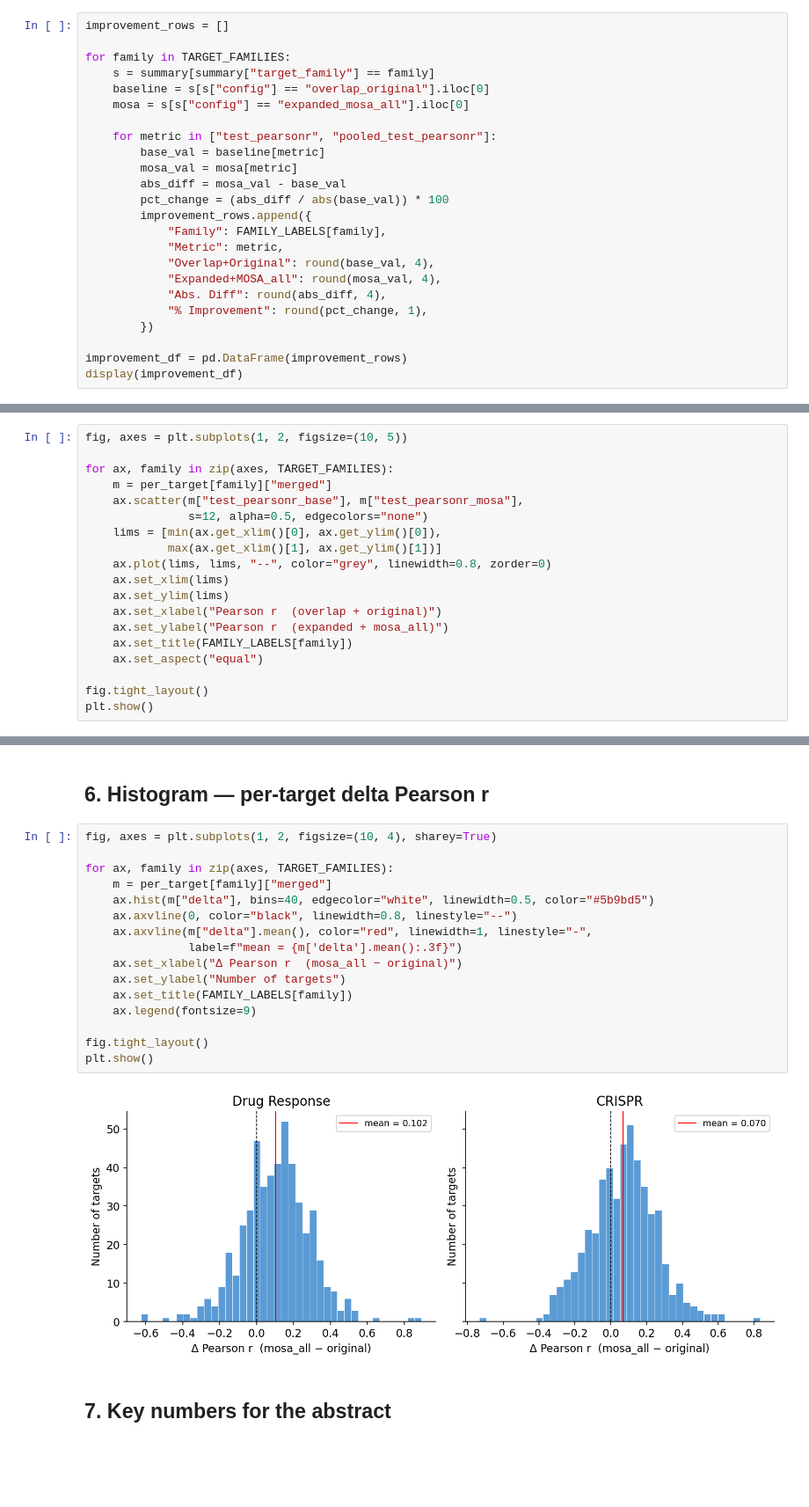
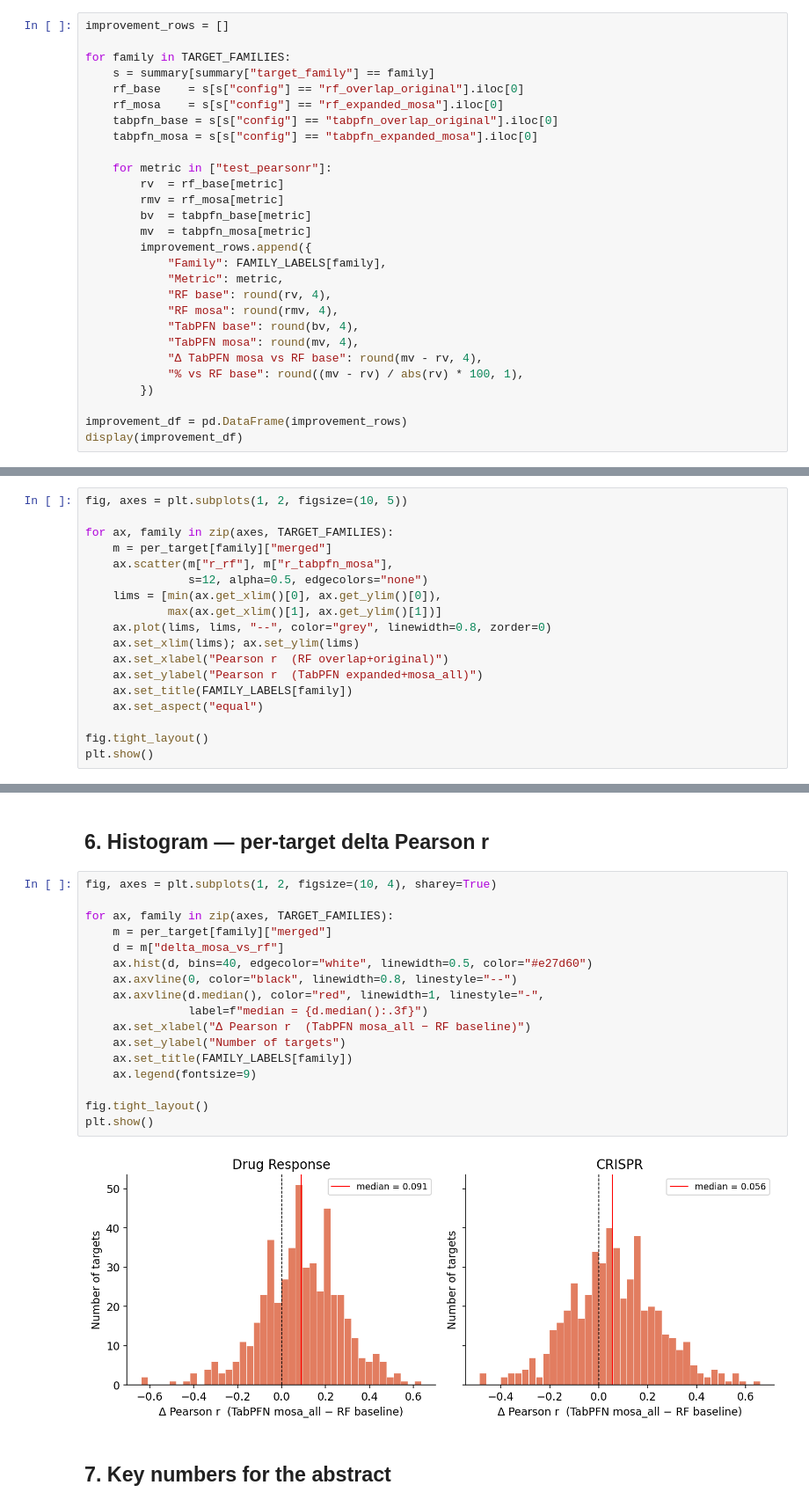
Before and after one commit to ZhaoxiangSimonCai/PhenPredCCMA, a Jupyter notebook: notebooks/tabpfn_mosa_improvement_analysis.ipynb, the cells around one changed output, grey strips where cells are left out. Shown at 88% size. Saved outputs shown, nothing was run; the diff lists cells and outputs as text; blank space fills up the shorter version.

```diff
--- a/notebooks/tabpfn_mosa_improvement_analysis.ipynb
+++ b/notebooks/tabpfn_mosa_improvement_analysis.ipynb
@@ -60,21 +89,25 @@ improvement_rows = []
 
 for family in TARGET_FAMILIES:
     s = summary[summary["target_family"] == family]
-    baseline = s[s["config"] == "overlap_original"].iloc[0]
-    mosa = s[s["config"] == "expanded_mosa_all"].iloc[0]
+    rf_base    = s[s["config"] == "rf_overlap_original"].iloc[0]
+    rf_mosa    = s[s["config"] == "rf_expanded_mosa"].iloc[0]
+    tabpfn_base = s[s["config"] == "tabpfn_overlap_original"].iloc[0]
+    tabpfn_mosa = s[s["config"] == "tabpfn_expanded_mosa"].iloc[0]
 
-    for metric in ["test_pearsonr", "pooled_test_pearsonr"]:
-        base_val = baseline[metric]
-        mosa_val = mosa[metric]
-        abs_diff = mosa_val - base_val
-        pct_change = (abs_diff / abs(base_val)) * 100
+    for metric in ["test_pearsonr"]:
+        rv  = rf_base[metric]
+        rmv = rf_mosa[metric]
+        bv  = tabpfn_base[metric]
+        mv  = tabpfn_mosa[metric]
         improvement_rows.append({
             "Family": FAMILY_LABELS[family],
             "Metric": metric,
-            "Overlap+Original": round(base_val, 4),
-            "Expanded+MOSA_all": round(mosa_val, 4),
-            "Abs. Diff": round(abs_diff, 4),
-            "% Improvement": round(pct_change, 1),
+            "RF base": round(rv, 4),
+            "RF mosa": round(rmv, 4),
+            "TabPFN base": round(bv, 4),
+            "TabPFN mosa": round(mv, 4),
+            "Δ TabPFN mosa vs RF base": round(mv - rv, 4),
+            "% vs RF base": round((mv - rv) / abs(rv) * 100, 1),
         })
 
 improvement_df = pd.DataFrame(improvement_rows)
@@ -164,15 +210,14 @@ fig, axes = plt.subplots(1, 2, figsize=(10, 5))
 
 for ax, family in zip(axes, TARGET_FAMILIES):
     m = per_target[family]["merged"]
-    ax.scatter(m["test_pearsonr_base"], m["test_pearsonr_mosa"],
+    ax.scatter(m["r_rf"], m["r_tabpfn_mosa"],
                s=12, alpha=0.5, edgecolors="none")
     lims = [min(ax.get_xlim()[0], ax.get_ylim()[0]),
             max(ax.get_xlim()[1], ax.get_ylim()[1])]
     ax.plot(lims, lims, "--", color="grey", linewidth=0.8, zorder=0)
-    ax.set_xlim(lims)
-    ax.set_ylim(lims)
-    ax.set_xlabel("Pearson r  (overlap + original)")
-    ax.set_ylabel("Pearson r  (expanded + mosa_all)")
+    ax.set_xlim(lims); ax.set_ylim(lims)
+    ax.set_xlabel("Pearson r  (RF overlap+original)")
+    ax.set_ylabel("Pearson r  (TabPFN expanded+mosa_all)")
     ax.set_title(FAMILY_LABELS[family])
     ax.set_aspect("equal")
 
@@ -185,21 +230,22 @@ plt.show()
 # %%
 fig, axes = plt.subplots(1, 2, figsize=(10, 4), sharey=True)
 
 for ax, family in zip(axes, TARGET_FAMILIES):
     m = per_target[family]["merged"]
-    ax.hist(m["delta"], bins=40, edgecolor="white", linewidth=0.5, color="#5b9bd5")
+    d = m["delta_mosa_vs_rf"]
+    ax.hist(d, bins=40, edgecolor="white", linewidth=0.5, color="#e27d60")
     ax.axvline(0, color="black", linewidth=0.8, linestyle="--")
-    ax.axvline(m["delta"].mean(), color="red", linewidth=1, linestyle="-",
-               label=f"mean = {m['delta'].mean():.3f}")
-    ax.set_xlabel("Δ Pearson r  (mosa_all − original)")
+    ax.axvline(d.median(), color="red", linewidth=1, linestyle="-",
+               label=f"median = {d.median():.3f}")
+    ax.set_xlabel("Δ Pearson r  (TabPFN mosa_all − RF baseline)")
     ax.set_ylabel("Number of targets")
     ax.set_title(FAMILY_LABELS[family])
     ax.legend(fontsize=9)
 
 fig.tight_layout()
 plt.show()
 # %% [output]
-[figure, old version]
+[figure, new version]
 # %% [markdown]
 ## 7. Key numbers for the abstract
 # %%
```
Also changed, not shown: parts of 10 cells of this notebook.
